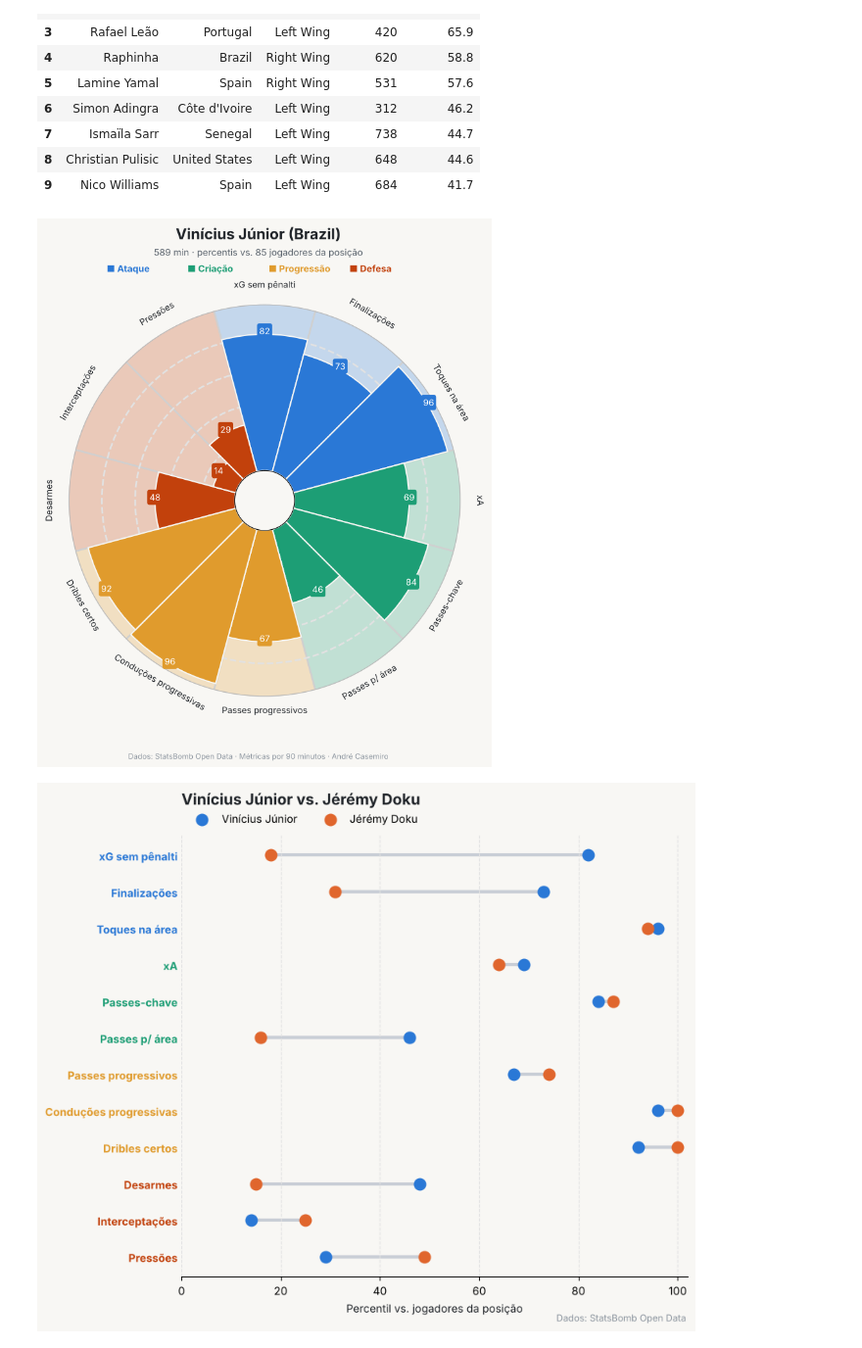
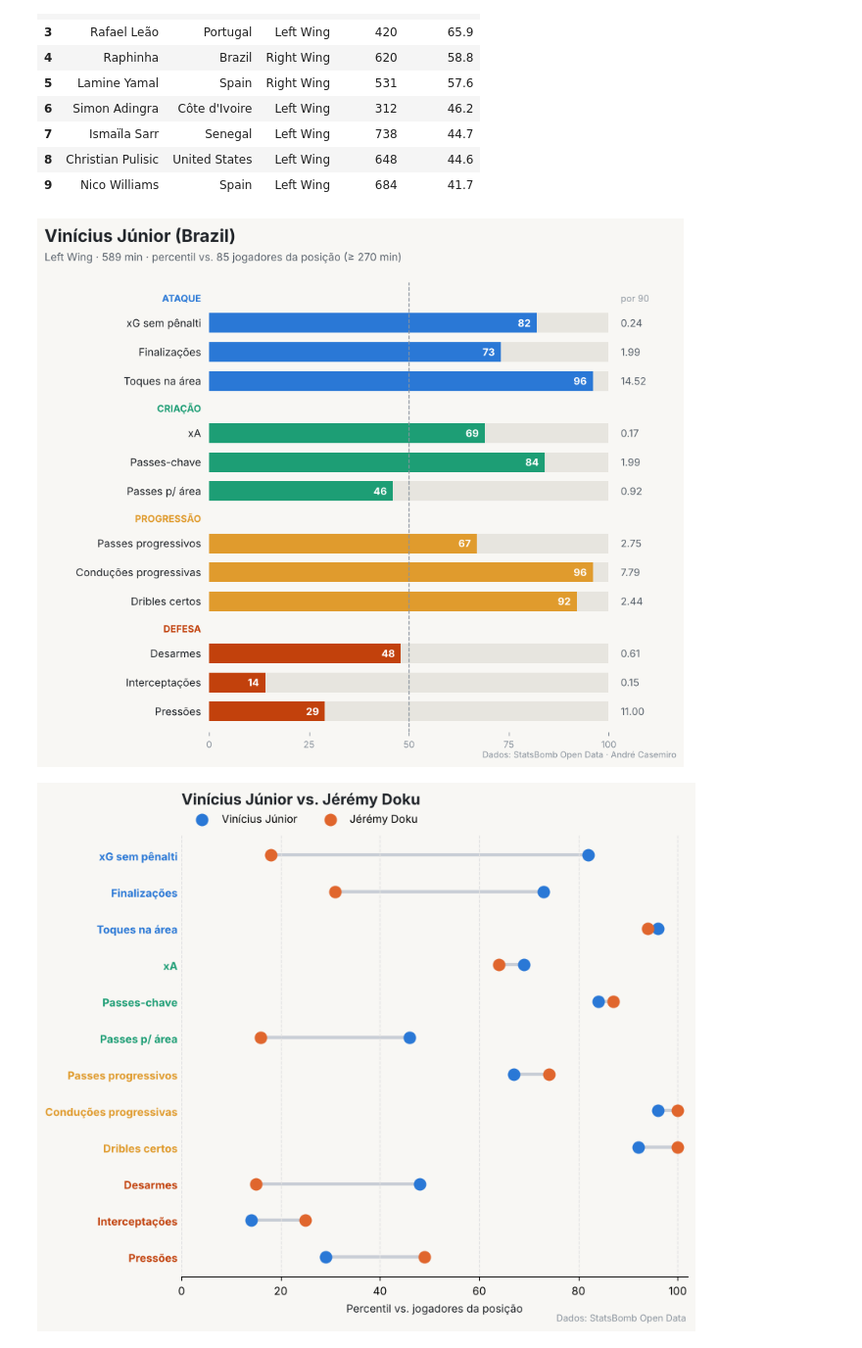
Before and after one commit to andrecasemiro28/scouting-futebol, a Jupyter notebook: notebooks/01_scouting_similaridade.ipynb, the cells around one changed output. Shown at 98% size. Drawn from its saved outputs; the diff is of its cells as text; code cells hidden in the pictures.

Commit message:
Troca grafico de pizza por perfil em barras de percentil

```diff
--- a/notebooks/01_scouting_similaridade.ipynb
+++ b/notebooks/01_scouting_similaridade.ipynb
@@ -70,9 +70,9 @@ similares_vini
 | 9 | Nico Williams | Spain | Left Wing | 684 | 41.7 |
 # %%
 pontas = pool(df, ["PON"], MIN_MIN)
-fig = viz.pizza(pontas, "Vinícius Júnior", save=FIG / "pizza_vinicius_junior.png")
+fig = viz.percentile_bars(pontas, "Vinícius Júnior", save=FIG / "perfil_vinicius_junior.png")
 # %% [output]
-[figure, old version]
+[figure, new version]
 # %%
 mais_parecido = similares_vini.loc[0, "player"]
 fig = viz.compare_bars(pontas, "Vinícius Júnior", mais_parecido,
```
Also changed, not shown: parts of 2 cells of this notebook, 7 other files.
